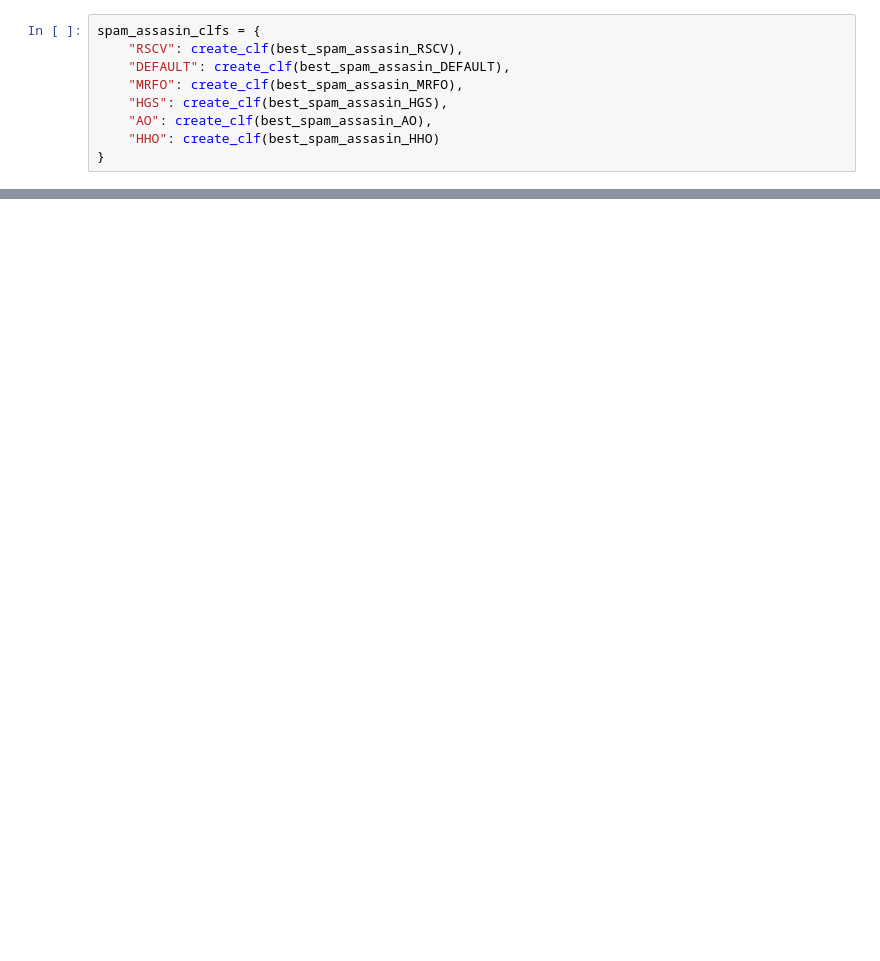
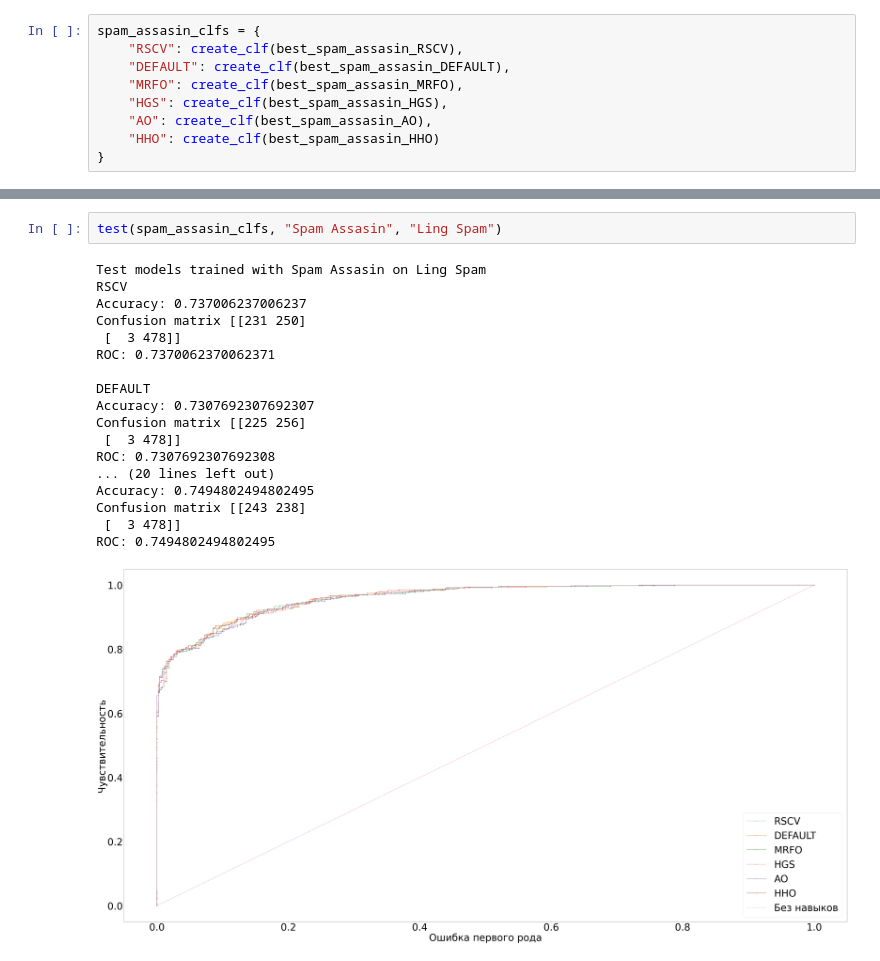
Before and after one commit to Amorelleth/uir.nir, a Jupyter notebook: impl/Untitled6.ipynb, the cells around one changed output, grey strips where cells are left out. Cells and saved outputs as stored; diff of their text form; blank space fills up the shorter version.

```diff
--- a/impl/Untitled6.ipynb
+++ b/impl/Untitled6.ipynb
@@ -453,0 +557,21 @@ NameError: name 'alg' is not defined
+# %%
+test(spam_assasin_clfs, "Spam Assasin", "Ling Spam")
+# %% [output]
+Test models trained with Spam Assasin on Ling Spam
+RSCV
+Accuracy: 0.737006237006237
+Confusion matrix [[231 250]
+ [  3 478]]
+ROC: 0.7370062370062371
+
+DEFAULT
+Accuracy: 0.7307692307692307
+Confusion matrix [[225 256]
+ [  3 478]]
+ROC: 0.7307692307692308
+... (20 lines left out)
+Accuracy: 0.7494802494802495
+Confusion matrix [[243 238]
+ [  3 478]]
+ROC: 0.7494802494802495
+[figure, added]
```
Also changed, not shown: parts of 19 cells of this notebook, 50 other files.
